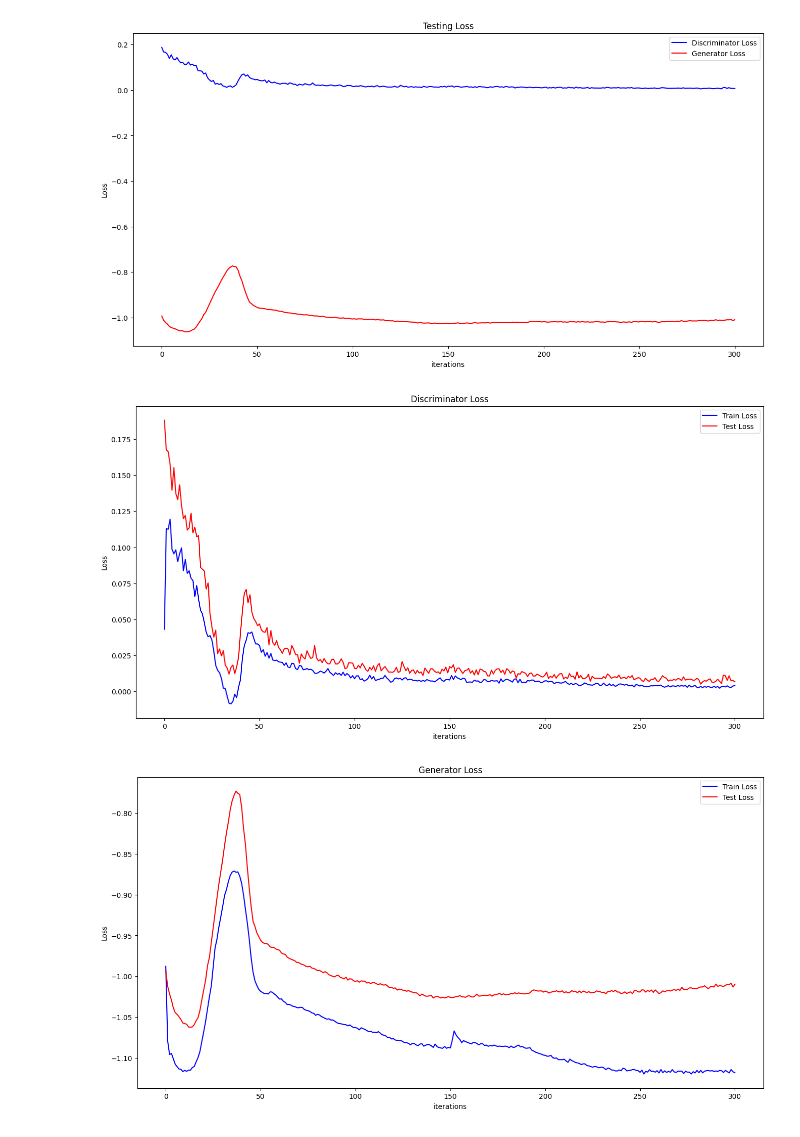
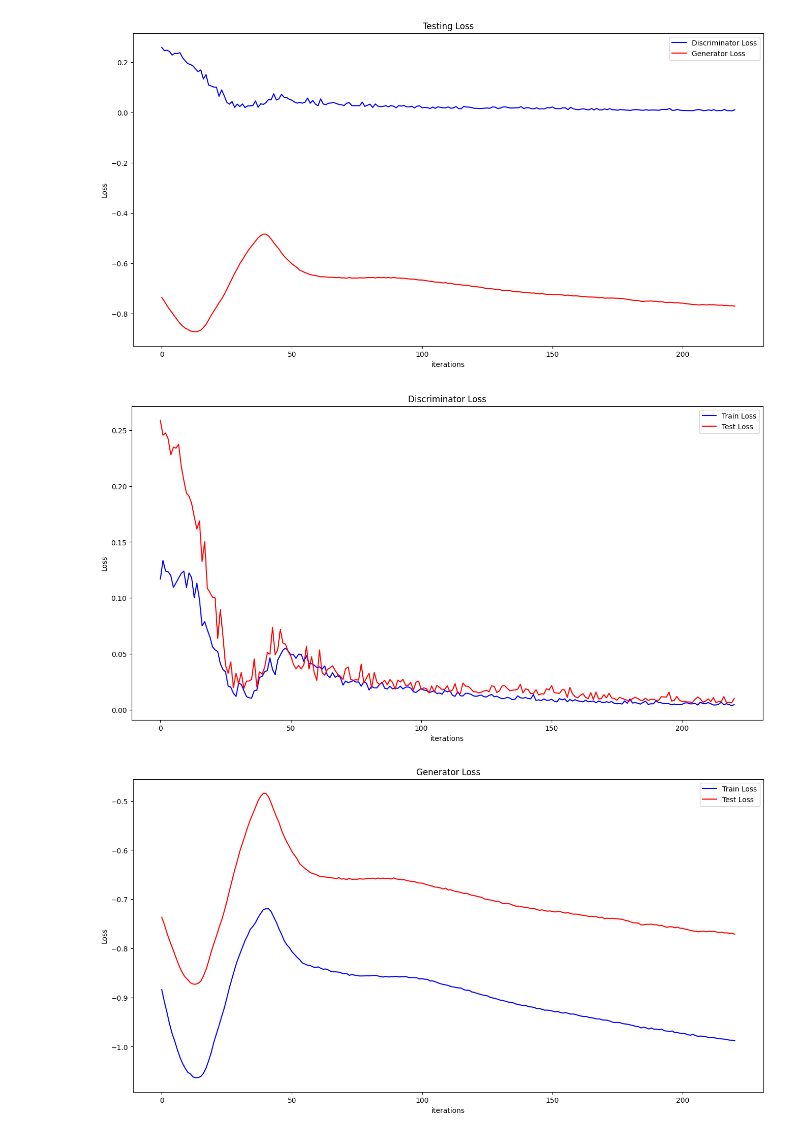
Before and after one commit to mahdimanian/dragan_btc, a Jupyter notebook: dragan_btc.ipynb, the cells around one changed output. Saved outputs shown, nothing was run; the diff lists cells and outputs as text; code cells hidden in the pictures.

```diff
--- a/dragan_btc.ipynb
+++ b/dragan_btc.ipynb
@@ -36,31 +36,31 @@ class Process_Data(object):
         df["BB_H_indicator"] = ta.volatility.bollinger_hband(df["Close"], window=20, window_dev=2, fillna=True)
 
         # Add lower band of bollinger band
-        #df["BB_l_indicator"] = ta.volatility.bollinger_lband(df["Close"], window=20, window_dev=2, fillna=True)
+        df["BB_l_indicator"] = ta.volatility.bollinger_lband(df["Close"], window=20, window_dev=2, fillna=True)
 
         # Add middle of bollinger band
-        #df["BB_MA_indicator"] = ta.volatility.bollinger_mavg(df["Close"], window=20, fillna=True)
+        df["BB_MA_indicator"] = ta.volatility.bollinger_mavg(df["Close"], window=20, fillna=True)
 
         # Add Relative Strength Index (RSI)
         df["RSI"] = ta.momentum.rsi(df["Close"], window=14, fillna=True)
 
         # Add Stochastic RSI
-        #df["Stoch"] = ta.momentum.stochrsi(df["Close"], window=14, smooth1=3, smooth2=3, fillna=True)
+        df["Stoch"] = ta.momentum.stochrsi(df["Close"], window=14, smooth1=3, smooth2=3, fillna=True)
 
         # Add Moving Average Convergence Divergence (MACD)
         df["MACD"] = ta.trend.macd(df["Close"], window_slow=26, window_fast=12, fillna=True)
-
-        # Add Exponential Moving Average (EMA) indicator
-        #df["EMA_ind"] = ta.trend.ema_indicator(df["Close"], window=12, fillna=True)
 
         # Add Exponential Moving Average (EMA)
         df["EMA"] = df["Close"].ewm(com=0.5).mean()
 
         # Add log of momentum
-        #df['log_momentum'] = np.log(df["Close"] - 1)
+        df['log_momentum'] = np.log(df["Close"] - 1)
 
         # Add Ichimoku
         #df["Ichi"] = ta.trend.ichimoku_base_line(df["High"], df["Low"], window1=9, window2=26, visual=False, fillna=True)
+
+        # Add Exponential Moving Average (EMA) indicator
+        #df["EMA_ind"] = ta.trend.ema_indicator(df["Close"], window=12, fillna=True)
 
         # Add Moving Average
         #df['MA7'] = df["Close"].rolling(window=7).mean()
@@ -134,7 +134,7 @@ class Discriminator(tf.keras.Model):
 class Generator(tf.keras.Model):
     def __init__(self, input_win, output_win, feature_m):
         super().__init__(name='Generator')
-        #hybrid lstm
+        #Hybrid lstm
         self.g1 = Conv1D(256, kernel_size=3, padding="same", activation='relu', input_shape=(input_win, feature_m))
         self.g2 = LSTM(256, return_sequences=True)
         self.g3 = Flatten()
@@ -307,8 +307,8 @@ if __name__ == '__main__':
     random.seed(42)
     np.random.seed(42)
     tf.random.set_seed(42)
-    iterations = 351
-    input_win = 3
+    iterations = 271
+    input_win = 2
     output_win = 1
 
     # Preprocessing, extracting features and windowing on raw data
@@ -354,7 +354,7 @@ if __name__ == '__main__':
             #print("iteration: {0: 5} RMSE_Train: {3: 5}".format(iteration, RMSE))
             print(iteration,': ', '{:.3f}'.format(RMSE_scaled),'   ' , '{:.2f}'.format(RMSE),' ', '{:.2f}'.format(MAE),' ', '{:.3f}'.format(R2),'  ' , '{:.3f}'.format(gen_loss_) ,'  ' , '{:.3f}'.format(dis_loss_))
             # Checkpoint mechanism: Save the model if current RMSE is the best so far
-            if RMSE < best_rmse and iteration > 70:
+            if RMSE < best_rmse and iteration > 140:
                 best_rmse = RMSE
                 best_epoch = iteration
                 DRAGAN_model.gen.save_weights('DRAGAN_best.weights.h5')
@@ -370,7 +370,7 @@ if __name__ == '__main__':
         dis_loss_test.append(dis_loss_test_)
         gen_loss_test.append(gen_loss_test_)
 
-    DRAGAN_model.gen.save_weights('DRAGAN_last.weights.h5')
+    #DRAGAN_model.gen.save_weights('DRAGAN_last.weights.h5')
 
     print(f'Best RMSE:', '{:.2f}'.format(best_rmse),' at epoch', best_epoch)
     print('\n=========================================================================')
@@ -379,16 +379,18 @@ if __name__ == '__main__':
         #show result based best epoch
         y_predict_test = DRAGAN_model.test(segment_test)
         RMSE_scaled, RMSE, MAE, R2 = compute_RMSE_MAE(y_test, y_predict_test)
-        test_predicted_price = float(stock_data.scaler_y.inverse_transform(tf.reshape(y_predict_test, [y_predict_test.shape[0], y_predict_test.shape[1]]))[-1])
-        print('\n Best epoch Test Result:\n  RMSE_scaled', ' RMSE', '   MAE', '  R2-Score', '  Last predicted Price', '  Date')
+        #test_predicted_price = float(stock_data.scaler_y.inverse_transform(tf.reshape(y_predict_test, [y_predict_test.shape[0], y_predict_test.shape[1]]))[-1])
+        print('\n Test Result:\n  RMSE_scaled', ' RMSE', '   MAE', '  R2-Score')
         print('_________________________________________________________________________')
-        print('\nTest: ', '{:.3f}'.format(RMSE_scaled),'  ' , '{:.2f}'.format(RMSE),' ', '{:.2f}'.format(MAE),' ', '{:.3f}'.format(R2),' ', '{:.2f}'.format(test_predicted_price),' ', test_date[-1])
+        #print('\nTest: ', '{:.3f}'.format(RMSE_scaled),'  ' , '{:.2f}'.format(RMSE),' ', '{:.2f}'.format(MAE),' ', '{:.3f}'.format(R2),' ', '{:.2f}'.format(test_predicted_price),' ', test_date[-1])
+        print('\nTest: ', '{:.3f}'.format(RMSE_scaled),'  ' , '{:.2f}'.format(RMSE),' ', '{:.2f}'.format(MAE),' ', '{:.3f}'.format(R2))
         y_predict_train = DRAGAN_model.test(segment_train)
         RMSE_scaled, RMSE, MAE, R2 = compute_RMSE_MAE(y_train, y_predict_train)
-        train_predicted_price = float(stock_data.scaler_y.inverse_transform(tf.reshape(y_predict_train, [y_predict_train.shape[0], y_predict_train.shape[1]]))[-1])
-        print('\n   RMSE_scaled', ' RMSE', '   MAE', '  R2-Score', '  Last predicted Price', '  Date')
+        #train_predicted_price = float(stock_data.scaler_y.inverse_transform(tf.reshape(y_predict_train, [y_predict_train.shape[0], y_predict_train.shape[1]]))[-1])
+        print('\n   RMSE_scaled', ' RMSE', '   MAE', '  R2-Score')
         print('_________________________________________________________________________')
-        print('\nTrain:', '{:.3f}'.format(RMSE_scaled),'  ' , '{:.2f}'.format(RMSE),' ', '{:.2f}'.format(MAE),' ', '{:.3f}'.format(R2),' ', '{:.2f}'.format(train_predicted_price),' ', train_date[-1])
+        #print('\nTrain:', '{:.3f}'.format(RMSE_scaled),'  ' , '{:.2f}'.format(RMSE),' ', '{:.2f}'.format(MAE),' ', '{:.3f}'.format(R2),' ', '{:.2f}'.format(train_predicted_price),' ', train_date[-1])
+        print('\nTrain:', '{:.3f}'.format(RMSE_scaled),'  ' , '{:.2f}'.format(RMSE),' ', '{:.2f}'.format(MAE),' ', '{:.3f}'.format(R2))
 
         plot_result(y_train, y_predict_train, train = True)
         plot_result(y_test, y_predict_test, train = False)
@@ -519,3 +521,3 @@ Train: 0.046    1599.66   1156.18   0.992   19009.72   2022-06-29 00:00:00
-[figure, old version]
+[figure, new version]
-[figure, old version]
+[figure, new version]
-[figure, old version]
+[figure, new version]
```
Also changed, not shown: parts of 1 cell of this notebook, 1 other file.
